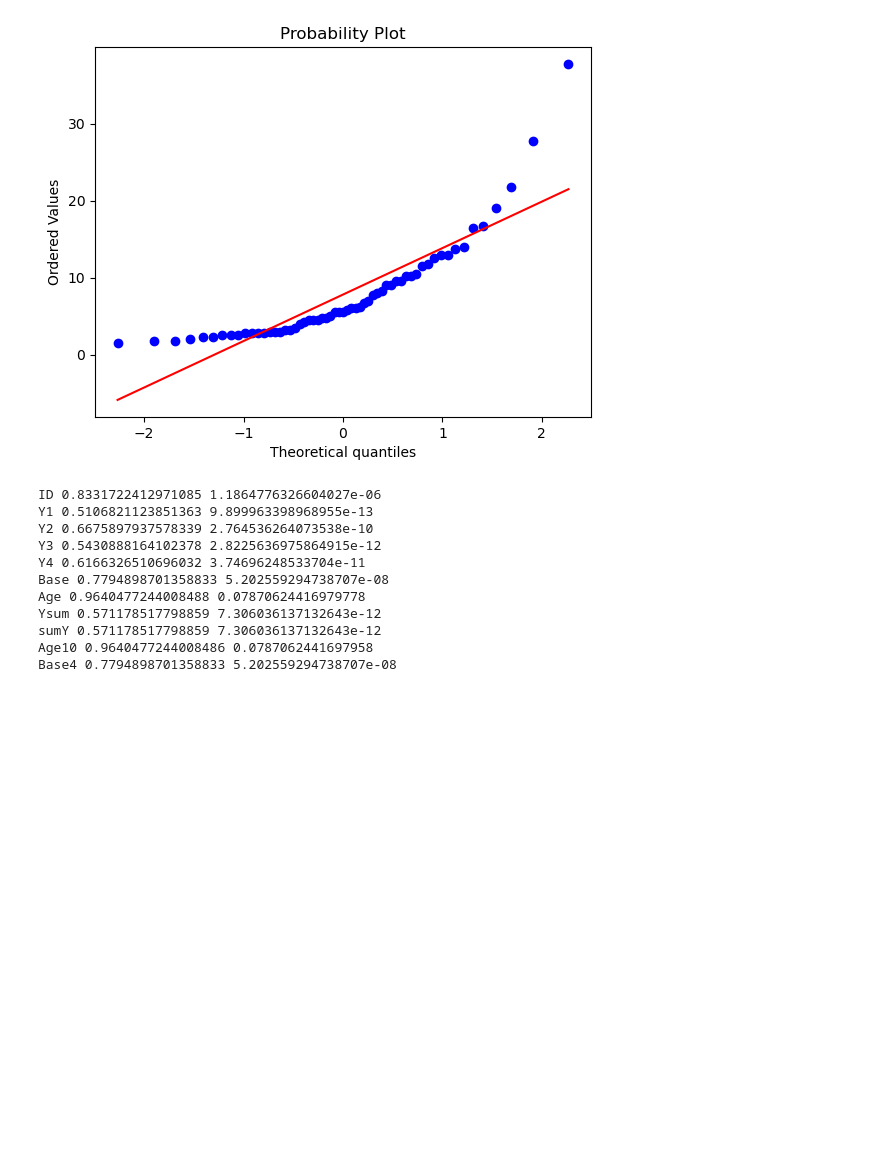
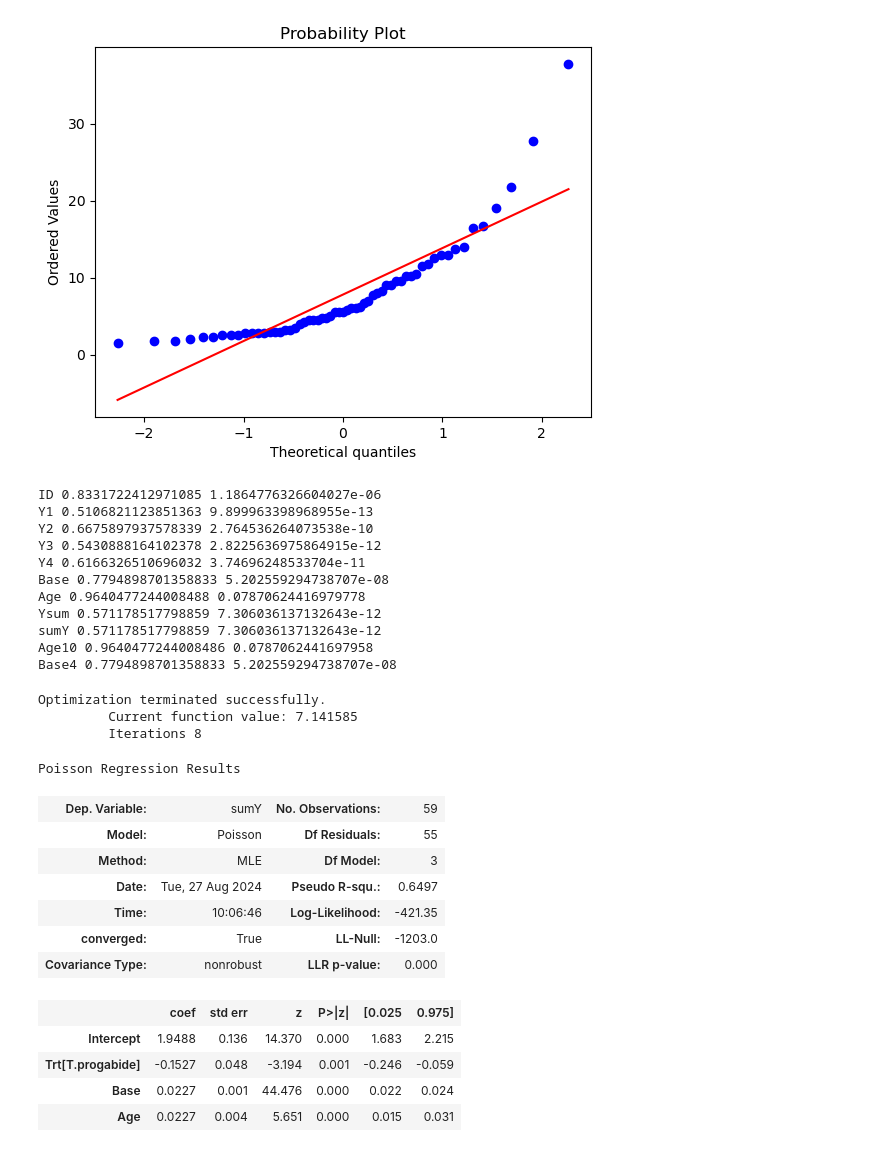
Before and after one commit to yori-lol/R-in-Action-Python, a Jupyter notebook: 13.1 泊松回归模型.ipynb, the cells around one changed output. Saved outputs shown, nothing was run; the diff lists cells and outputs as text; code cells hidden in the pictures; blank space fills up the shorter version.

```diff
--- a/13.1 泊松回归模型.ipynb
+++ b/13.1 泊松回归模型.ipynb
@@ -109,3 +109,26 @@ Ysum 0.571178517798859 7.306036137132643e-12
 sumY 0.571178517798859 7.306036137132643e-12
 Age10 0.9640477244008486 0.0787062441697958
 Base4 0.7794898701358833 5.202559294738707e-08
+# %%
+# 泊松回归
+breslow_pmodel = smf.poisson('sumY ~ Base + Age + Trt', data=breslow).fit()
+# %% [output]
+Optimization terminated successfully.
+         Current function value: 7.141585
+         Iterations 8
+# %%
+breslow_pmodel.summary()
+# %% [output]
+Poisson Regression Results
+| Dep. Variable: | sumY | No. Observations: | 59 |
+| Model: | Poisson | Df Residuals: | 55 |
+| Method: | MLE | Df Model: | 3 |
+| Date: | Tue, 27 Aug 2024 | Pseudo R-squ.: | 0.6497 |
+| Time: | 10:06:46 | Log-Likelihood: | -421.35 |
+| converged: | True | LL-Null: | -1203.0 |
+| Covariance Type: | nonrobust | LLR p-value: | 0.000 |
+|  | coef | std err | z | P>|z| | [0.025 | 0.975] |
+| Intercept | 1.9488 | 0.136 | 14.370 | 0.000 | 1.683 | 2.215 |
+| Trt[T.progabide] | -0.1527 | 0.048 | -3.194 | 0.001 | -0.246 | -0.059 |
+| Base | 0.0227 | 0.001 | 44.476 | 0.000 | 0.022 | 0.024 |
+| Age | 0.0227 | 0.004 | 5.651 | 0.000 | 0.015 | 0.031 |
```
Also changed, not shown: parts of 8 cells of this notebook, 3 other files.
